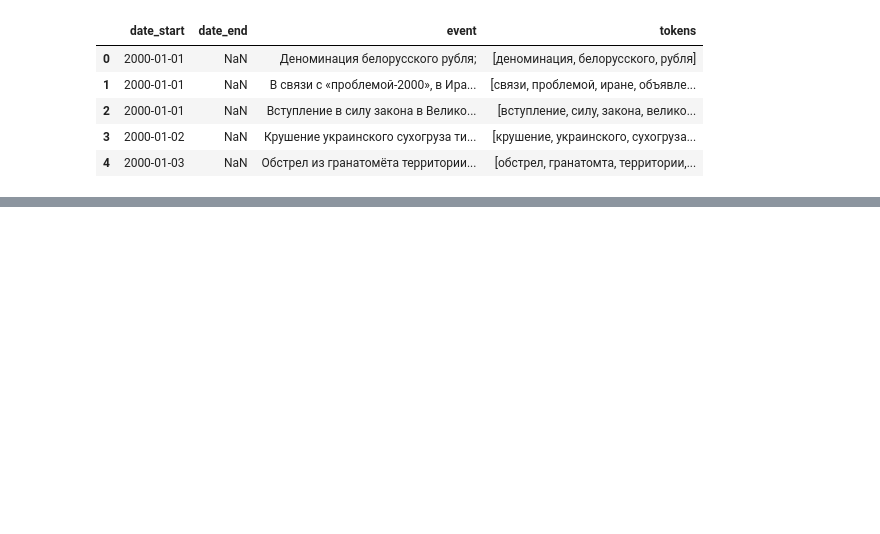
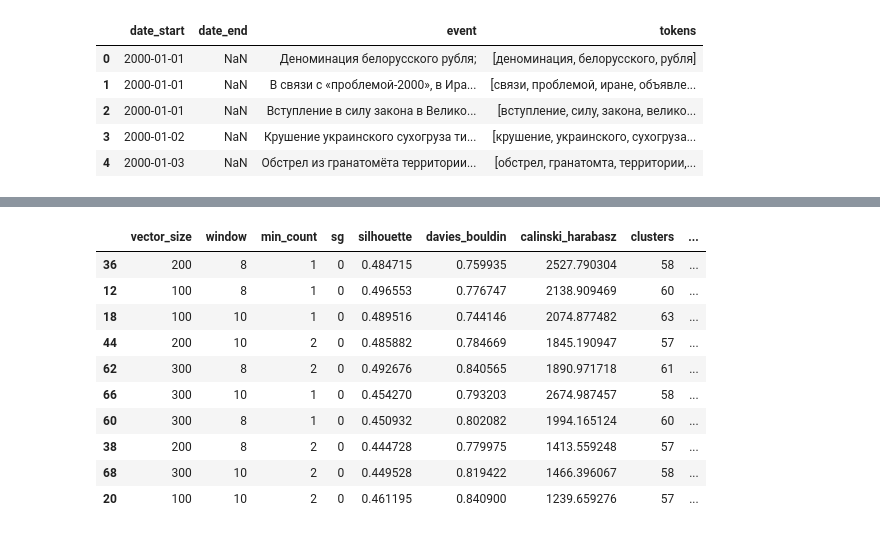
Before and after one commit to ruslooob/data-core, a Jupyter notebook: events_data_core/4_word2vec_clustering.ipynb, the cells around one changed output, grey strips where cells are left out. Saved outputs shown, nothing was run; the diff lists cells and outputs as text; code cells hidden in the pictures; blank space fills up the shorter version.

```diff
--- a/events_data_core/4_word2vec_clustering.ipynb
+++ b/events_data_core/4_word2vec_clustering.ipynb
@@ -95,0 +133,12 @@ for cluster_id in sorted(df["cluster"].unique()):
+# %%
+print("==================== События по кластерам ====================")
+for cluster_id in sorted(df["cluster"].unique()):
+    subset = df[df["cluster"] == cluster_id]
+
+    print(f"🟩 Кластер {cluster_id} ({len(subset)} событий)")
+    for event in subset["event"].head(10):  # показываем первые 10 событий
+        print(f"  - {event}")
+
+    tokens = [t for tokens in subset["tokens"] for t in tokens]
+    common = [w for w, _ in Counter(tokens).most_common(10)]
+    print(f"  🗝️ Ключевые слова: {common}")
@@ -122,18 +189,6 @@ from gensim.models import Word2Vec
 from sklearn.metrics import silhouette_score, davies_bouldin_score, calinski_harabasz_score
 import hdbscan
 from tqdm import tqdm
-import warnings
-warnings.filterwarnings("ignore")
-
-
-# corpus нужна переменная для токенов
-
-# ==== 2. Функция векторизации текста ====
-def vectorize(tokens, model):
-    vectors = [model.wv[w] for w in tokens if w in model.wv]
-    if len(vectors) == 0:
-        return np.zeros(model.vector_size)
-    return np.mean(vectors, axis=0)
 
 # ==== 3. Пространство гиперпараметров ====
 param_grid = {
@@ -163,11 +218,16 @@ for params in tqdm(param_combinations, desc="Grid Search Word2Vec"):
 
     # 4.2 Векторизация событий
     X = np.vstack([vectorize(tokens, model) for tokens in corpus])
-
+    X_norm = normalize(X, norm='l2')
     # 4.3 Кластеризация (можно выбрать KMeans или HDBSCAN)
     # HDBSCAN (автоматически подбирает число кластеров)
-    clusterer = hdbscan.HDBSCAN(min_cluster_size=5)
-    labels = clusterer.fit_predict(X)
+    clusterer = hdbscan.HDBSCAN(
+        min_cluster_size=10,
+        min_samples=3,
+        metric='cosine',
+        algorithm='generic',
+    )
+    labels = clusterer.fit_predict(X_norm)
 
     # Игнорируем шумовые точки (-1)
     mask = labels != -1
@@ -175,9 +235,9 @@ for params in tqdm(param_combinations, desc="Grid Search Word2Vec"):
         continue
 
     # ==== 4.4 Метрики ====
-    sil = silhouette_score(X[mask], labels[mask])
-    db = davies_bouldin_score(X[mask], labels[mask])
-    ch = calinski_harabasz_score(X[mask], labels[mask])
+    sil = silhouette_score(X_norm[mask], labels[mask])
+    db = davies_bouldin_score(X_norm[mask], labels[mask])
+    ch = calinski_harabasz_score(X_norm[mask], labels[mask])
 
     results.append({
         **param_dict,
@@ -196,13 +256,13 @@ print(results_df.head(10))
 
 # Можно также вывести среднюю оценку с весами
 results_df["score_combined"] = (
-    results_df["silhouette"] * 2
-    - results_df["davies_bouldin"] * 0.5
-    + np.log1p(results_df["calinski_harabasz"]) * 0.1
+        results_df["silhouette"] * 2
+        - results_df["davies_bouldin"] * 0.5
+        + np.log1p(results_df["calinski_harabasz"]) * 0.1
 )
 
 print("\nТоп по комбинированному скору:")
-print(results_df.sort_values("score_combined", ascending=False).head(10))
+results_df.sort_values("score_combined", ascending=False).head(10)
 # %% [output]
 Лучшие параметры по silhouette:
     vector_size  window  min_count  sg  silhouette  davies_bouldin  \
@@ -224,3 +284,14 @@ print(results_df.sort_values("score_combined", ascending=False).head(10))
+|  | vector_size | window | min_count | sg | silhouette | davies_bouldin | calinski_harabasz | clusters | ... |
+| 36 | 200 | 8 | 1 | 0 | 0.484715 | 0.759935 | 2527.790304 | 58 | ... |
+| 12 | 100 | 8 | 1 | 0 | 0.496553 | 0.776747 | 2138.909469 | 60 | ... |
+| 18 | 100 | 10 | 1 | 0 | 0.489516 | 0.744146 | 2074.877482 | 63 | ... |
+| 44 | 200 | 10 | 2 | 0 | 0.485882 | 0.784669 | 1845.190947 | 57 | ... |
+| 62 | 300 | 8 | 2 | 0 | 0.492676 | 0.840565 | 1890.971718 | 61 | ... |
+| 66 | 300 | 10 | 1 | 0 | 0.454270 | 0.793203 | 2674.987457 | 58 | ... |
+| 60 | 300 | 8 | 1 | 0 | 0.450932 | 0.802082 | 1994.165124 | 60 | ... |
+| 38 | 200 | 8 | 2 | 0 | 0.444728 | 0.779975 | 1413.559248 | 57 | ... |
+| 68 | 300 | 10 | 2 | 0 | 0.449528 | 0.819422 | 1466.396067 | 58 | ... |
+| 20 | 100 | 10 | 2 | 0 | 0.461195 | 0.840900 | 1239.659276 | 57 | ... |
 # %%
 # === 1. Обучаем Word2Vec с выбранными параметрами ===
 best_params = {
```
Also changed, not shown: parts of 12 cells of this notebook, 18 other files.
